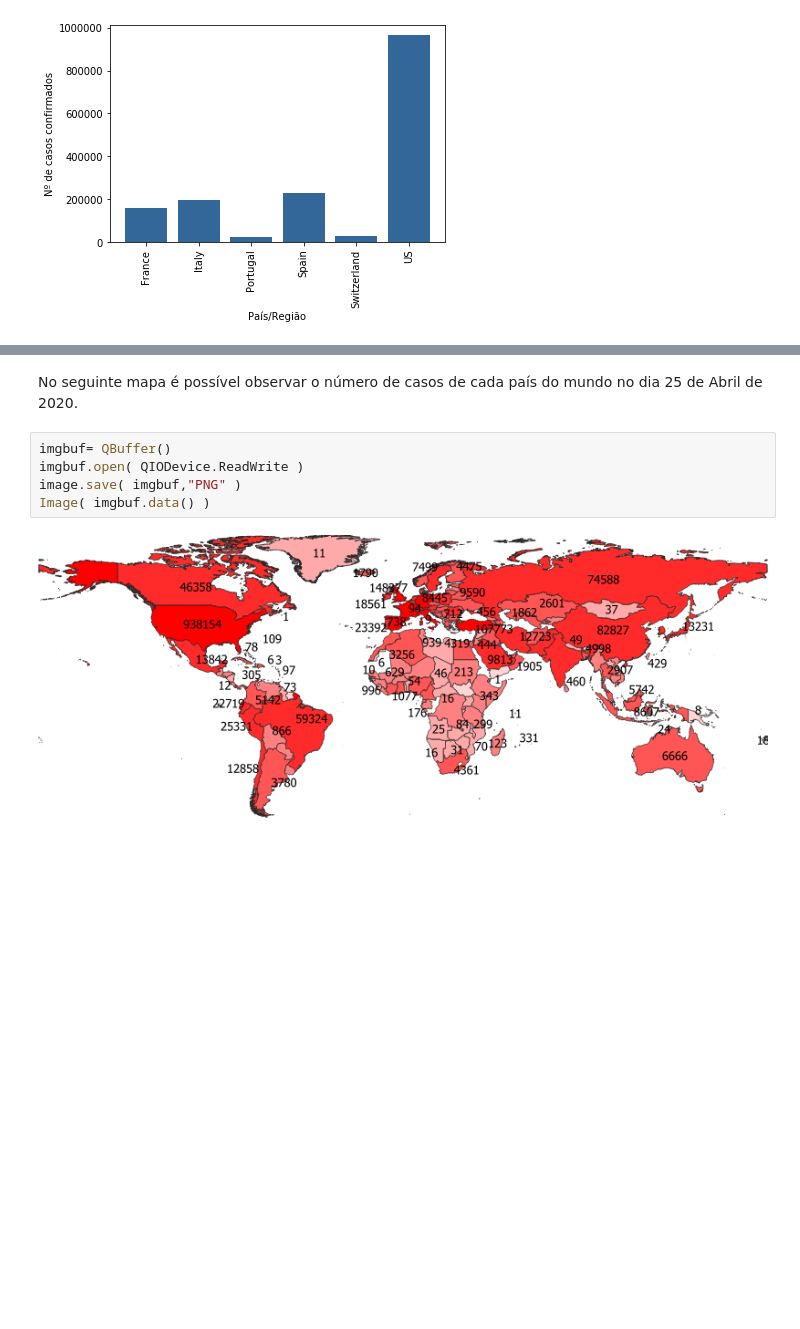
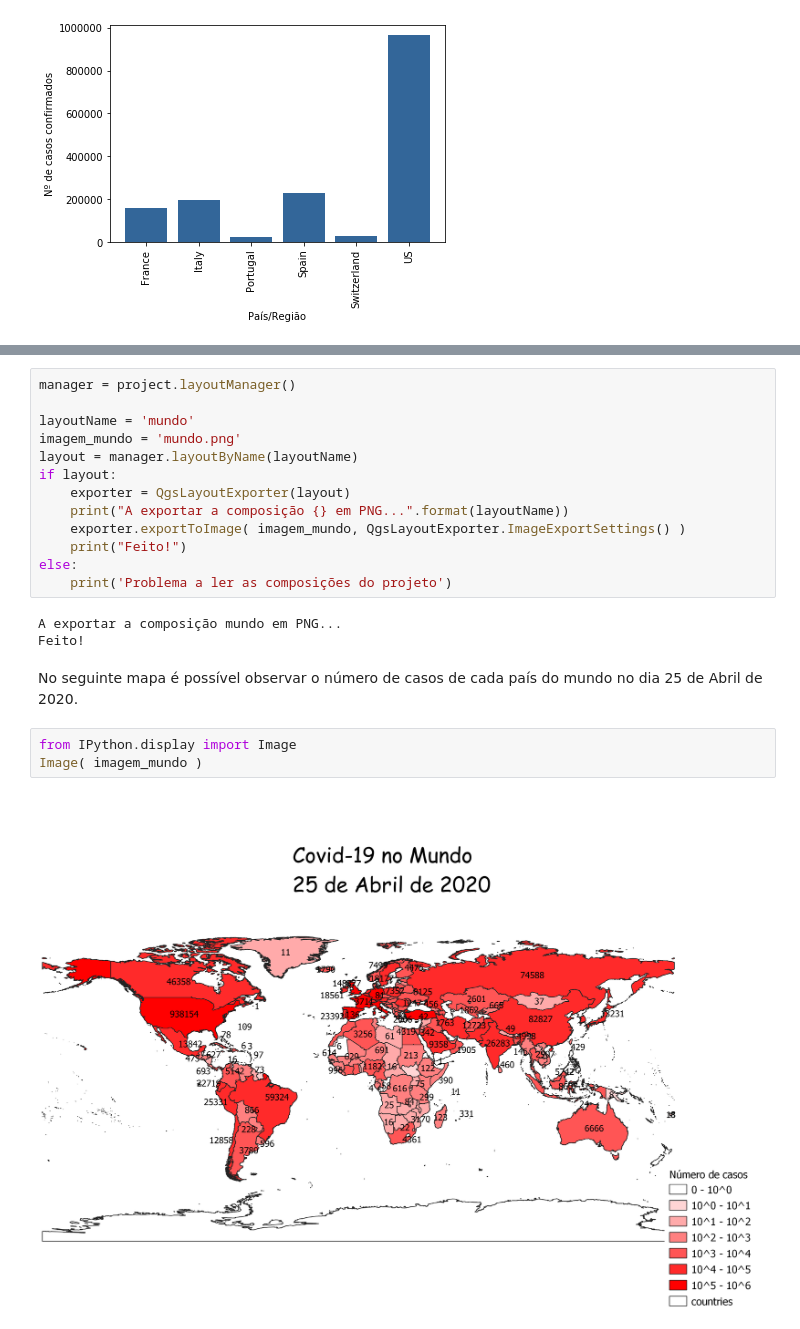
Before and after one commit to bvc97/Cartografia_Epidemologia, a Jupyter notebook: jupyter com Pandas e QGIS.ipynb, the cells around one changed output, grey strips where cells are left out. Cells and saved outputs as stored; diff of their text form; blank space fills up the shorter version.

```diff
--- a/jupyter com Pandas e QGIS.ipynb
+++ b/jupyter com Pandas e QGIS.ipynb
@@ -399,9 +395,23 @@ Gerar mapa com 800 por 385
+# %%
+manager = project.layoutManager()
+
+layoutName = 'mundo'
+imagem_mundo = 'mundo.png'
+layout = manager.layoutByName(layoutName)
+if layout:
+    exporter = QgsLayoutExporter(layout)
+    print("A exportar a composição {} em PNG...".format(layoutName))
+    exporter.exportToImage( imagem_mundo, QgsLayoutExporter.ImageExportSettings() )
+    print("Feito!")
+else:
+    print('Problema a ler as composições do projeto')
+# %% [output]
+A exportar a composição mundo em PNG...
+Feito!
 # %% [markdown]
 No seguinte mapa é possível observar o número de casos de cada país do mundo no dia 25 de Abril de 2020.
-# %%
-imgbuf= QBuffer()
-imgbuf.open( QIODevice.ReadWrite )
-image.save( imgbuf,"PNG" )
-Image( imgbuf.data() )
-# %% [output]
-[figure, removed]
+# %%
+from IPython.display import Image
+Image( imagem_mundo )
+# %% [output]
+[figure, added]
```
Also changed, not shown: parts of 17 cells of this notebook, 8 other files.
